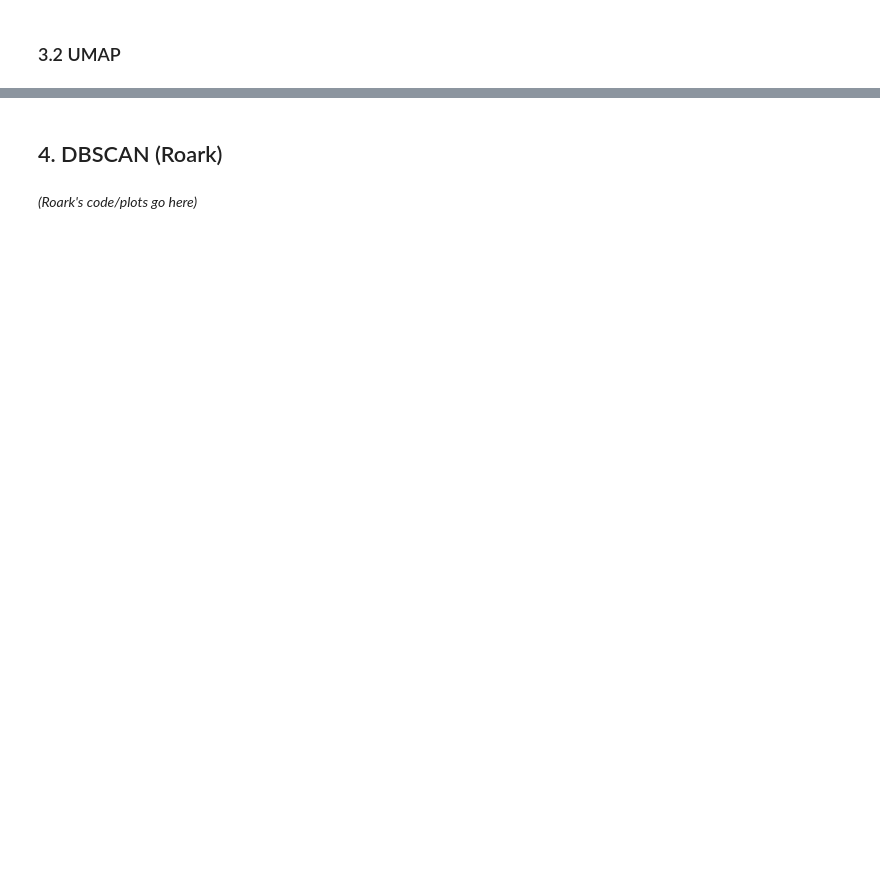
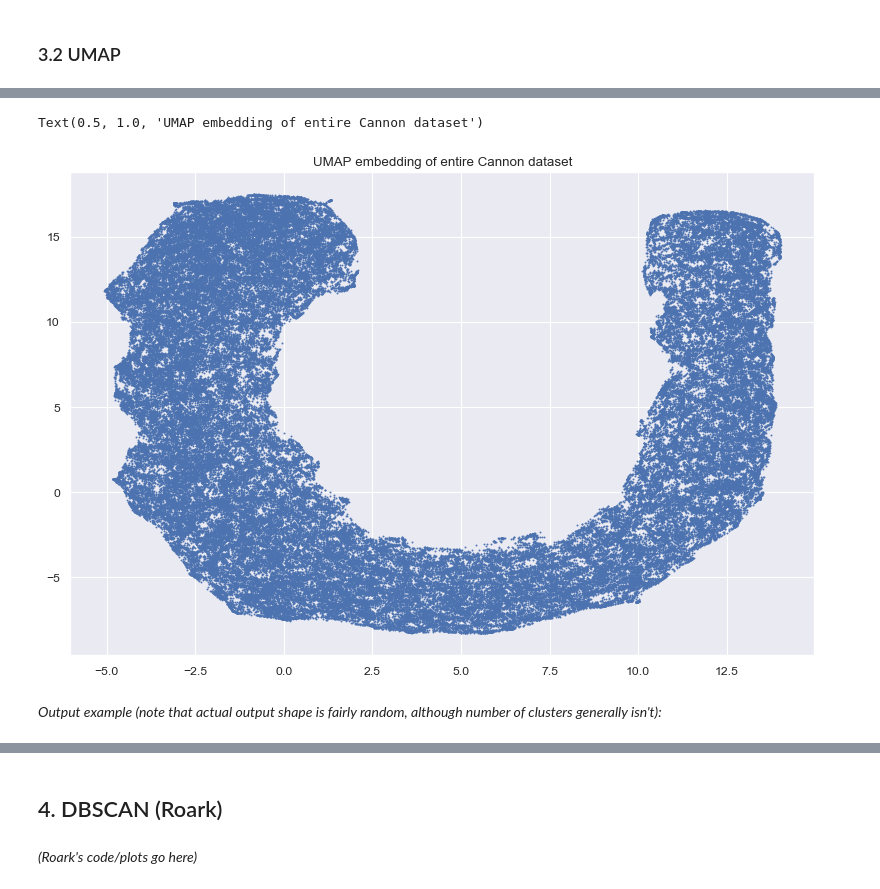
Before and after one commit to nickk124/stellardatamining, a Jupyter notebook: cannon_project_final.ipynb, the cells around one changed output, grey strips where cells are left out. Drawn from its saved outputs; the diff is of its cells as text; code cells hidden in the pictures; blank space fills up the shorter version.

```diff
--- a/cannon_project_final.ipynb
+++ b/cannon_project_final.ipynb
@@ -204,0 +396,9 @@ import umap
+# %%
+plt.figure(figsize=(12,8), dpi=80)
+plt.scatter(um[:,0], um[:,1], s=0.5)
+plt.title('UMAP embedding of entire Cannon dataset')
+# %% [output]
+Text(0.5, 1.0, 'UMAP embedding of entire Cannon dataset')
+[figure, added]
+# %% [markdown]
+*Output example (note that actual output shape is fairly random, although number of clusters generally isn't):*
```
Also changed, not shown: parts of 20 cells of this notebook, 1 other file.
